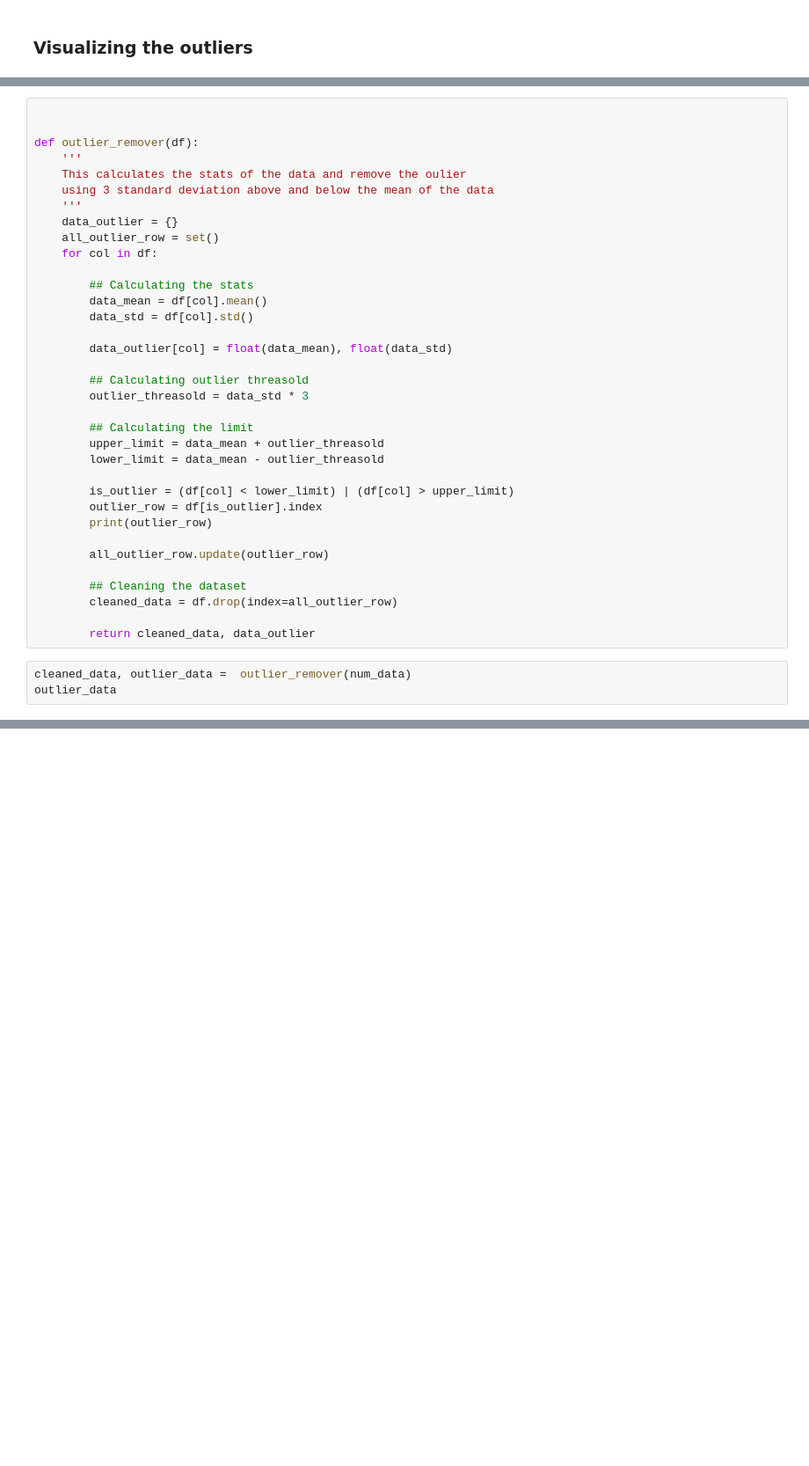
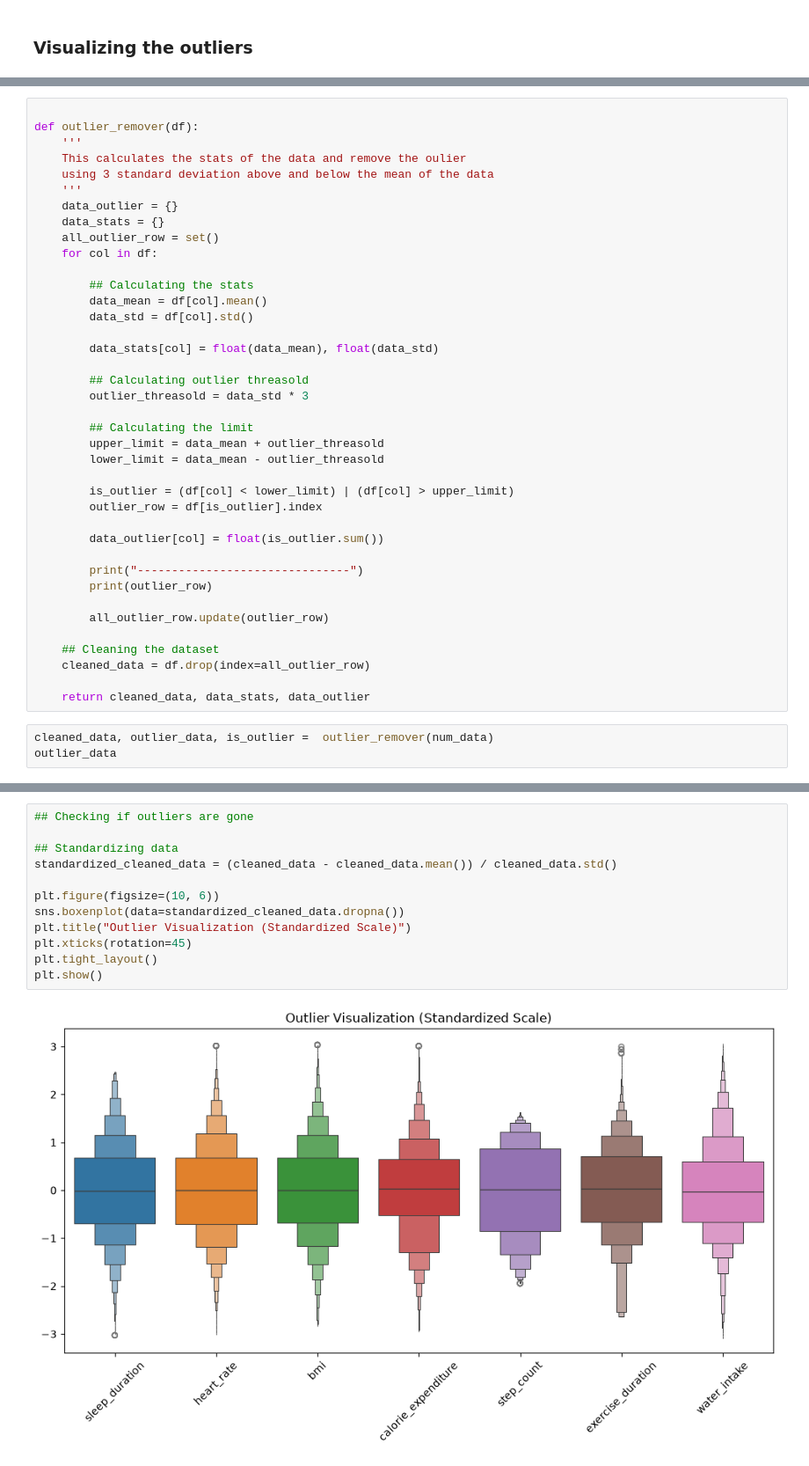
Before and after one commit to TinyHaitch/student-health-risk-analysis, a Jupyter notebook: analysis/student_data.ipynb, the cells around one changed output, grey strips where cells are left out. Shown at 88% size. Drawn from its saved outputs; the diff is of its cells as text; blank space fills up the shorter version.

Commit message:
data cleaning complete

```diff
--- a/analysis/student_data.ipynb
+++ b/analysis/student_data.ipynb
@@ -143,7 +143,6 @@ for col in num_data:
 [figure]
 [figure]
 # %%
-
 
 def outlier_remover(df):
     '''
@@ -151,6 +150,7 @@ def outlier_remover(df):
     using 3 standard deviation above and below the mean of the data
     '''
     data_outlier = {}
+    data_stats = {}
     all_outlier_row = set()
     for col in df:
 
@@ -158,7 +158,7 @@ def outlier_remover(df):
         data_mean = df[col].mean()
         data_std = df[col].std()
 
-        data_outlier[col] = float(data_mean), float(data_std)
+        data_stats[col] = float(data_mean), float(data_std)
 
         ## Calculating outlier threasold
         outlier_threasold = data_std * 3
@@ -169,15 +169,19 @@ def outlier_remover(df):
 
         is_outlier = (df[col] < lower_limit) | (df[col] > upper_limit)
         outlier_row = df[is_outlier].index
+
+        data_outlier[col] = float(is_outlier.sum())
+
+        print("-------------------------------")
         print(outlier_row)
 
         all_outlier_row.update(outlier_row)
 
-        ## Cleaning the dataset
-        cleaned_data = df.drop(index=all_outlier_row)
+    ## Cleaning the dataset
+    cleaned_data = df.drop(index=all_outlier_row)
 
-        return cleaned_data, data_outlier
+    return cleaned_data, data_stats, data_outlier
 # %%
-cleaned_data, outlier_data =  outlier_remover(num_data)
+cleaned_data, outlier_data, is_outlier =  outlier_remover(num_data)
 outlier_data
 # %% [output]
@@ -206,0 +238,14 @@ cleaned_data
+# %%
+## Checking if outliers are gone
+
+## Standardizing data
+standardized_cleaned_data = (cleaned_data - cleaned_data.mean()) / cleaned_data.std()
+
+plt.figure(figsize=(10, 6))
+sns.boxenplot(data=standardized_cleaned_data.dropna())
+plt.title("Outlier Visualization (Standardized Scale)")
+plt.xticks(rotation=45)
+plt.tight_layout()
+plt.show()
+# %% [output]
+[figure, added]
```
Also changed, not shown: parts of 5 cells of this notebook.
